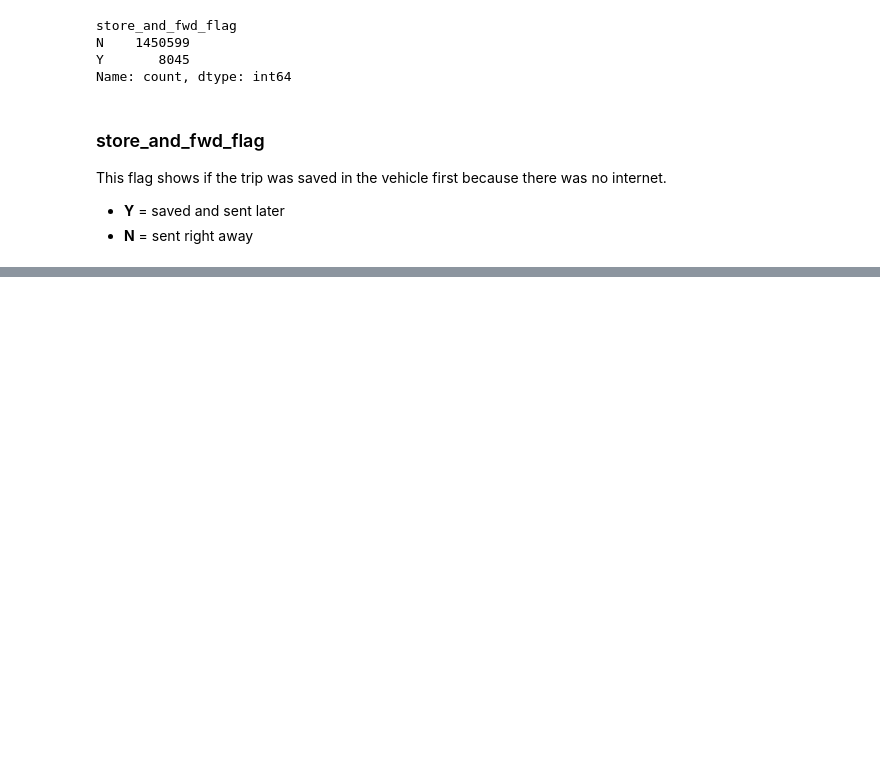
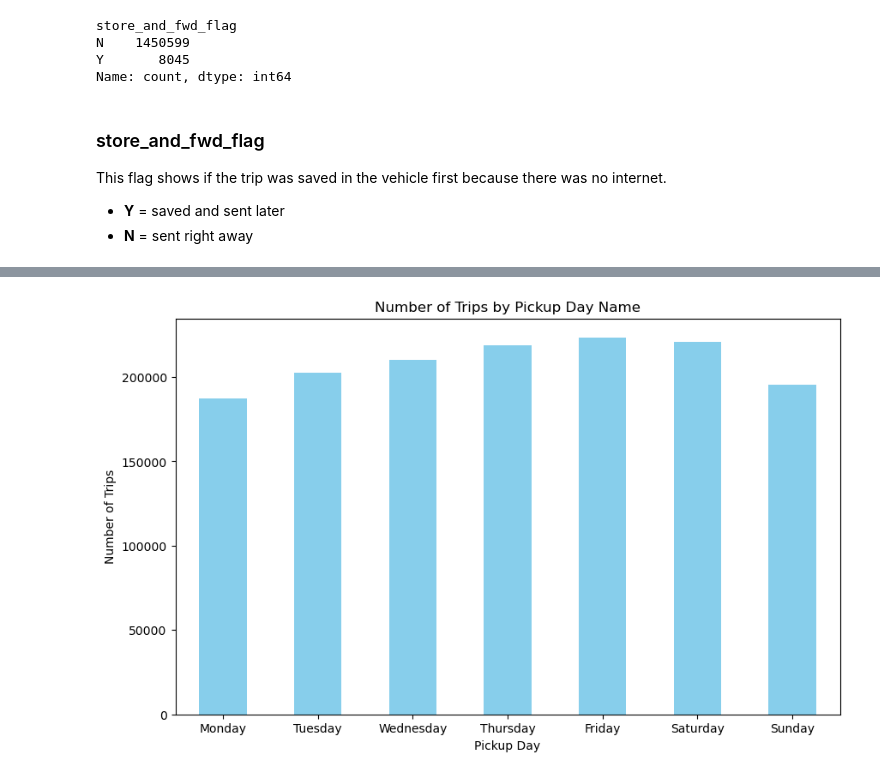
Before and after one commit to Niki123456123456/taxi_trip_duration, a Jupyter notebook: main.ipynb, the cells around one changed output, grey strips where cells are left out. Saved outputs shown, nothing was run; the diff lists cells and outputs as text; code cells hidden in the pictures; blank space fills up the shorter version.

```diff
--- a/main.ipynb
+++ b/main.ipynb
@@ -113,0 +151,17 @@ This flag shows if the trip was saved in the vehicle first because there was no
+# %%
+weekday_labels = ['Monday', 'Tuesday', 'Wednesday', 'Thursday', 'Friday', 'Saturday', 'Sunday']
+train['pickup_day_name'] = train['pickup_day'].map({
+    0: 'Monday', 1: 'Tuesday', 2: 'Wednesday',
+    3: 'Thursday', 4: 'Friday', 5: 'Saturday', 6: 'Sunday'
+})
+pickup_day_counts = train['pickup_day_name'].value_counts().reindex(weekday_labels)
+
+plt.figure(figsize=(10, 6))
+pickup_day_counts.plot(kind='bar', color='skyblue')
+plt.title('Number of Trips by Pickup Day Name')
+plt.xlabel('Pickup Day')
+plt.ylabel('Number of Trips')
+plt.xticks(rotation=0)
+plt.show()
+# %% [output]
+[figure, added]
```
Also changed, not shown: parts of 5 cells of this notebook.
